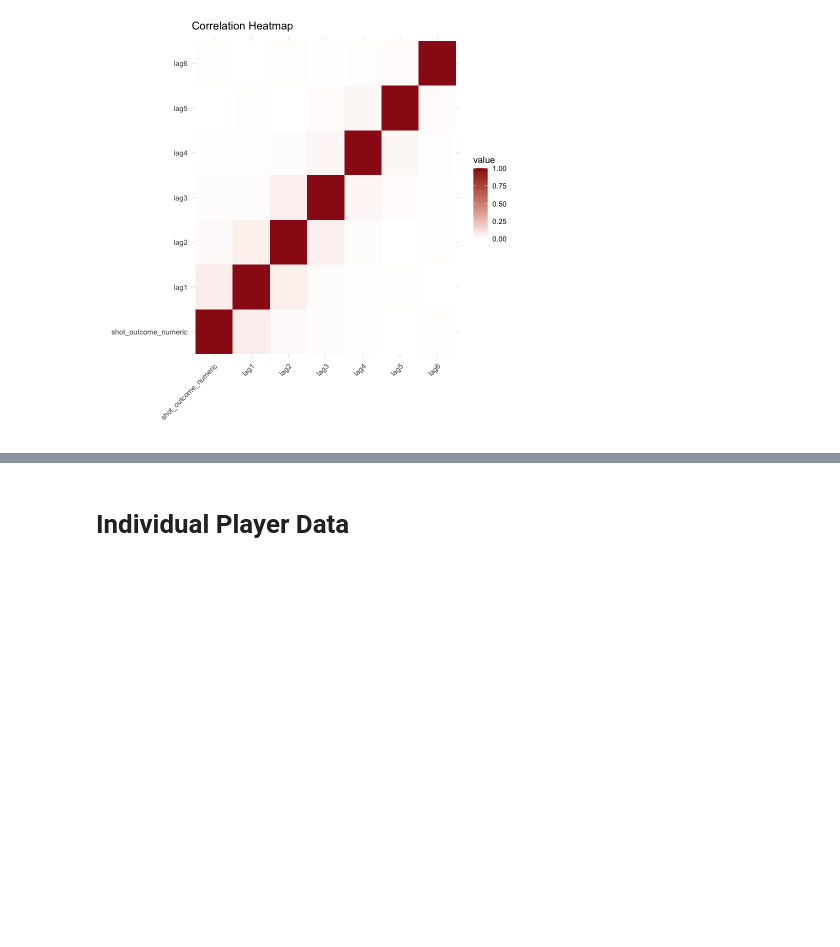
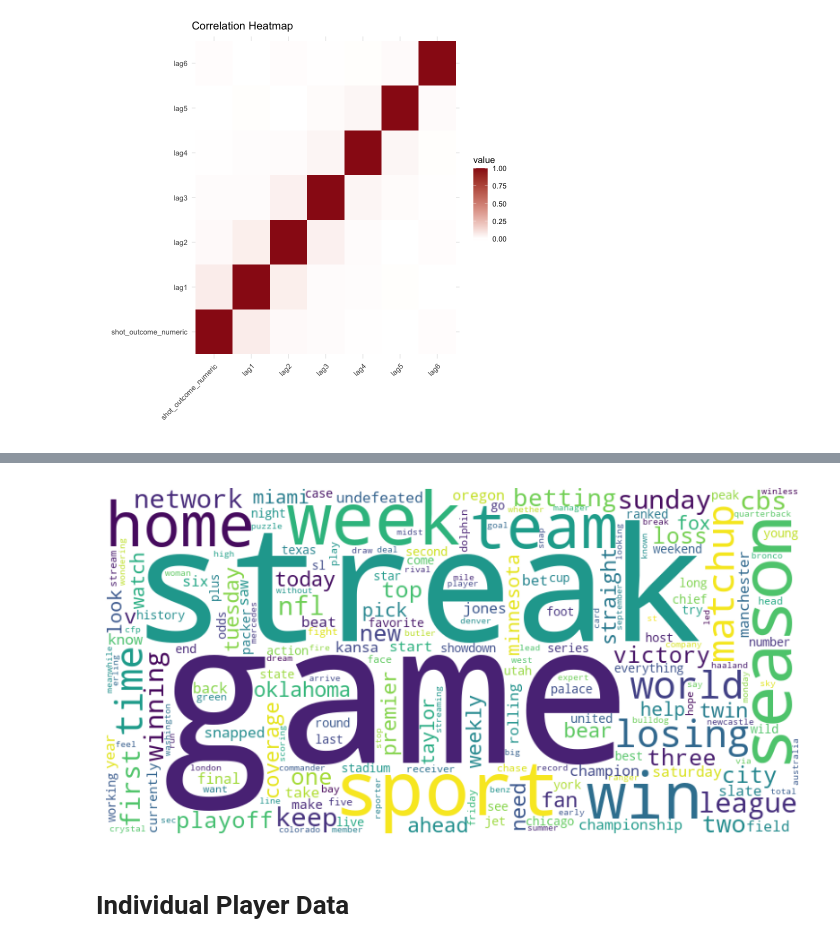
Before and after one commit to anly501/dsan-5000-project-wmcgloin, a Jupyter notebook: website/data-exploration.ipynb, the cells around one changed output, grey strips where cells are left out. Saved outputs shown, nothing was run; the diff lists cells and outputs as text; code cells hidden in the pictures; blank space fills up the shorter version.

Commit message:
added some more text data and did a sentiment analysis to create labels

```diff
--- a/website/data-exploration.ipynb
+++ b/website/data-exploration.ipynb
@@ -213,0 +214,6 @@ The following object is masked from 'package:tidyr':
+# %%
+import pandas as pd
+import numpy as np
+import seaborn as sns
+import matplotlib.pyplot as plt
+news_api = pd.read_csv('./data/modified_data/sentiment_scores_with_titles.csv')
@@ -214,3 +276,37 @@ The following object is masked from 'package:tidyr':
+# %%
+# Import necessary libraries
+from wordcloud import WordCloud, STOPWORDS
+import matplotlib.pyplot as plt
+
+# Define the function to plot the word cloud
+def plot_cloud(wordcloud):
+    # Set figure size
+    plt.figure(figsize=(10, 6))
+    # Display the word cloud
+    plt.imshow(wordcloud)
+    # Remove axis details
+    plt.axis("off")
+    # Show the word cloud
+    plt.show()
+
+# Define the function to generate and display the word cloud
+def generate_word_cloud(my_text):
+    # Generate the word cloud
+    wordcloud = WordCloud(
+        width=800,
+        height=400,
+        background_color='white',
+        colormap='viridis',
+        collocations=False,
+        stopwords=STOPWORDS
+    ).generate(my_text)
+    # Plot and display the word cloud
+    plot_cloud(wordcloud)
+
+# Assuming your DataFrame is named 'df', you can pass the 'cleaned_text' column to the function like this:
+generate_word_cloud(' '.join(news_api['cleaned_text']))
+# %% [output]
+[figure, added]
 # %% [markdown]
 # Individual Player Data
 # %%
```
Also changed, not shown: parts of 6 cells of this notebook, 26 other files.
